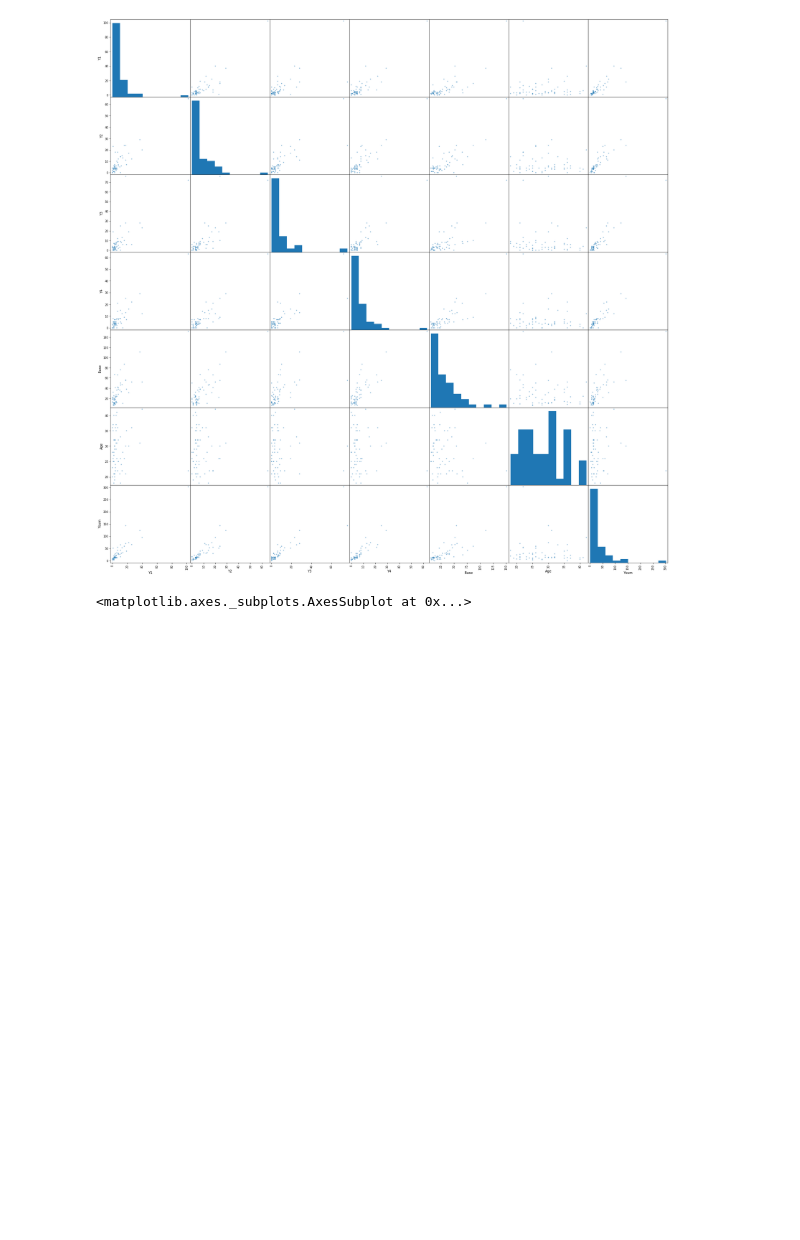
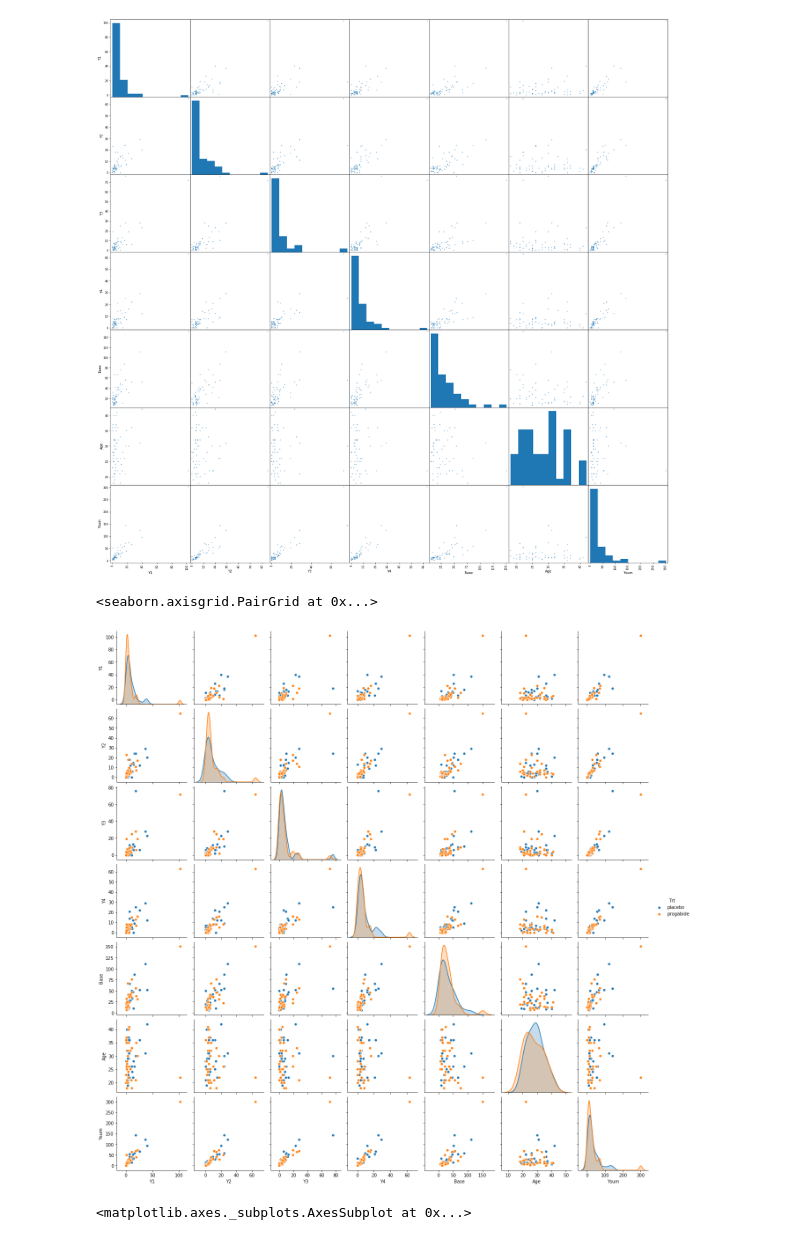
Before and after one commit to KorakotSanti/CSC310_Assignment3, a Jupyter notebook: CSC310_Assignment4.ipynb, the cells around one changed output. Drawn from its saved outputs; the diff is of its cells as text; code cells hidden in the pictures; blank space fills up the shorter version.

Commit message:
added seaborn model. Which is actually much better than ploitting with matplotlib

```diff
--- a/CSC310_Assignment4.ipynb
+++ b/CSC310_Assignment4.ipynb
@@ -18,5 +19,8 @@ epilepsy_df.head()
 | 2 | 3 | 107 | 2 | 4 | 0 | 5 | 6 | 25 | placebo | 11 | 2.5 | ... |
 | 3 | 4 | 114 | 4 | 4 | 1 | 4 | 8 | 36 | placebo | 13 | 3.6 | ... |
 | 4 | 5 | 116 | 7 | 18 | 9 | 21 | 66 | 22 | placebo | 55 | 2.2 | ... |
-# %%
-epilepsy_df = epilepsy_df.drop('Unnamed: 0', axis=1)
+# %%
+# dropped Unamed: 0 because it is a index
+# dropped ID because it is not relevant to the result
+# dropped Age10 and Base4 because it is pretty much a duplicate of Age and Base column
+epilepsy_df = epilepsy_df.drop(['Unnamed: 0','ID','Age10','Base4'], axis=1)
@@ -28,6 +33,11 @@ epilepsy_features = epilepsy_features.drop(['ID','Age10','Base4'], axis=1)
 scatter = pd.plotting.scatter_matrix(epilepsy_features, figsize=[30,30])
 # %% [output]
 [figure]
+# %%
+sns.pairplot(epilepsy_df,hue='Trt')
+# %% [output]
+<seaborn.axisgrid.PairGrid at 0x...>
+[figure, added]
 # %%
 epilepsy_df.loc[:,'Trt'].value_counts().plot.bar()
 # %% [output]
```
Also changed, not shown: parts of 5 cells of this notebook.
